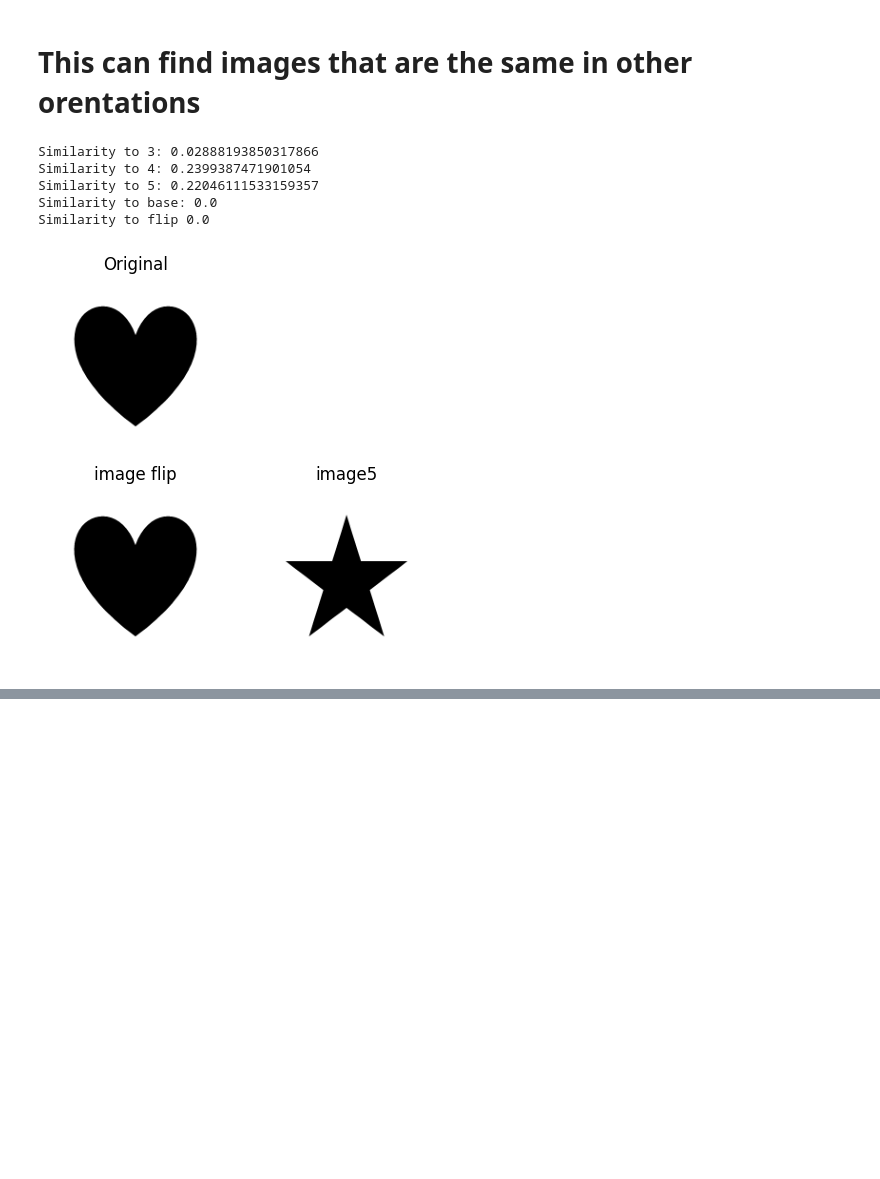
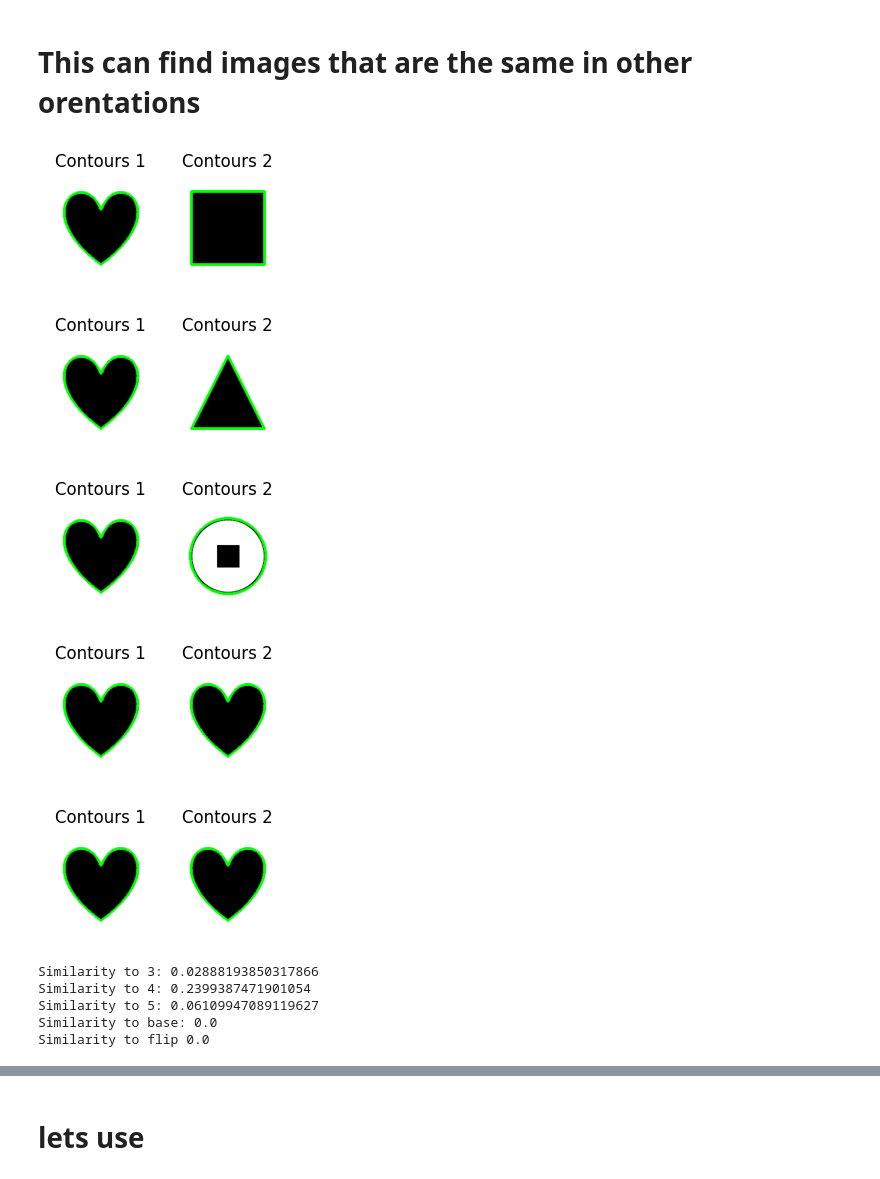
Before and after one commit to therickybobbeh/rpmProject, a Jupyter notebook: scratch_work.ipynb, the cells around one changed output, grey strips where cells are left out. Saved outputs shown, nothing was run; the diff lists cells and outputs as text; code cells hidden in the pictures; blank space fills up the shorter version.

```diff
--- a/scratch_work.ipynb
+++ b/scratch_work.ipynb
@@ -460,7 +460,7 @@ import matplotlib.pyplot as plt
 match_image_base = cv2.imread('Problems/Basic Problems B/Basic Problem B-01/6.png')
 match_image3 = cv2.imread('Problems/Basic Problems B/Basic Problem B-01/2.png')
 match_image4 = cv2.imread('Problems/Basic Problems B/Basic Problem B-01/3.png')
-match_image5 = cv2.imread('Problems/Basic Problems B/Basic Problem B-01/5.png')
+match_image5 = cv2.imread('Problems/Basic Problems B/Basic Problem B-10/2.png')
 
 def compare_images(image1, image2):
 
@@ -474,12 +474,34 @@ def compare_images(image1, image2):
     contours1, _ = cv2.findContours(thresh1, cv2.RETR_EXTERNAL, cv2.CHAIN_APPROX_SIMPLE)
     contours2, _ = cv2.findContours(thresh2, cv2.RETR_EXTERNAL, cv2.CHAIN_APPROX_SIMPLE)
 
+
+
     if not contours1 or not contours2:
         return float('inf')  # Return a large value if no contours are found
 
     # Compare the first contour of each image
     similarity = cv2.matchShapes(contours1[0], contours2[0], 1, 0.0)
+
+
+    # NOT NEEDED draws contours on image
+    img_with_contour1 = cv2.drawContours(image1.copy(), contours1, -1, (0, 255, 0), 3)
+    img_with_contour2 = cv2.drawContours(image2.copy(), contours2, -1, (0, 255, 0), 3)
+    # Display images with contours
+    plt.figure(figsize=(3, 3))
+    plt.subplot(1, 2, 1)
+    plt.title('Contours 1')
+    plt.axis('off')
+    plt.imshow(cv2.cvtColor(img_with_contour1, cv2.COLOR_BGR2RGB))
+    plt.subplot(1, 2, 2)
+    plt.title('Contours 2')
+    plt.axis('off')
+    plt.imshow(cv2.cvtColor(img_with_contour2, cv2.COLOR_BGR2RGB))
+    plt.show()
+
     return similarity
+
+    # Draw contours on the original images
+
 
 # Example usage
 similarity1 = compare_images(match_image_base, match_image3)
@@ -488,36 +510,40 @@ similarity3 = compare_images(match_image_base, match_image5)
 similarity_base = compare_images(match_image_base, match_image_base)
 similarty_flip = compare_images(match_image_base, cv2.flip(match_image_base, 1))
 print(f"Similarity to 3: {similarity1}")
 print(f"Similarity to 4: {similarity2}")
 print(f"Similarity to 5: {similarity3}")
 print(f"Similarity to base: {similarity_base}")
 print(f"Similarity to flip {similarty_flip}")
 
 plt.figure(figsize=(5, 5))
 plt.subplot(2, 2, 1)
 plt.axis('off')
 plt.title('Original')
 plt.imshow(cv2.cvtColor(match_image_base, cv2.COLOR_BGR2RGB))
 
 # plt.subplot(2, 2, 2)
 # plt.title('image3')
 # plt.axis('off')
 # plt.imshow(cv2.cvtColor(match_image3, cv2.COLOR_BGR2RGB))
 
 plt.subplot(2, 2, 3)
 plt.title('image flip')
 plt.axis('off')
 plt.imshow(cv2.cvtColor(cv2.flip(match_image_base, 1), cv2.COLOR_BGR2RGB))
 
 plt.subplot(2, 2, 4)
 plt.title('image5')
 plt.axis('off')
 plt.imshow(cv2.cvtColor(match_image5, cv2.COLOR_BGR2RGB))
 plt.show()
 # %% [output]
+[figure, new version]
+[figure, added]
+[figure, added]
+[figure, added]
+[figure, added]
 Similarity to 3: 0.02888193850317866
 Similarity to 4: 0.2399387471901054
-Similarity to 5: 0.22046111533159357
+Similarity to 5: 0.06109947089119627
 Similarity to base: 0.0
 Similarity to flip 0.0
-[figure, old version]
@@ -523,0 +551,2 @@ Similarity to flip 0.0
+# %% [markdown]
+# lets use
```
Also changed, not shown: parts of 3 cells of this notebook.
